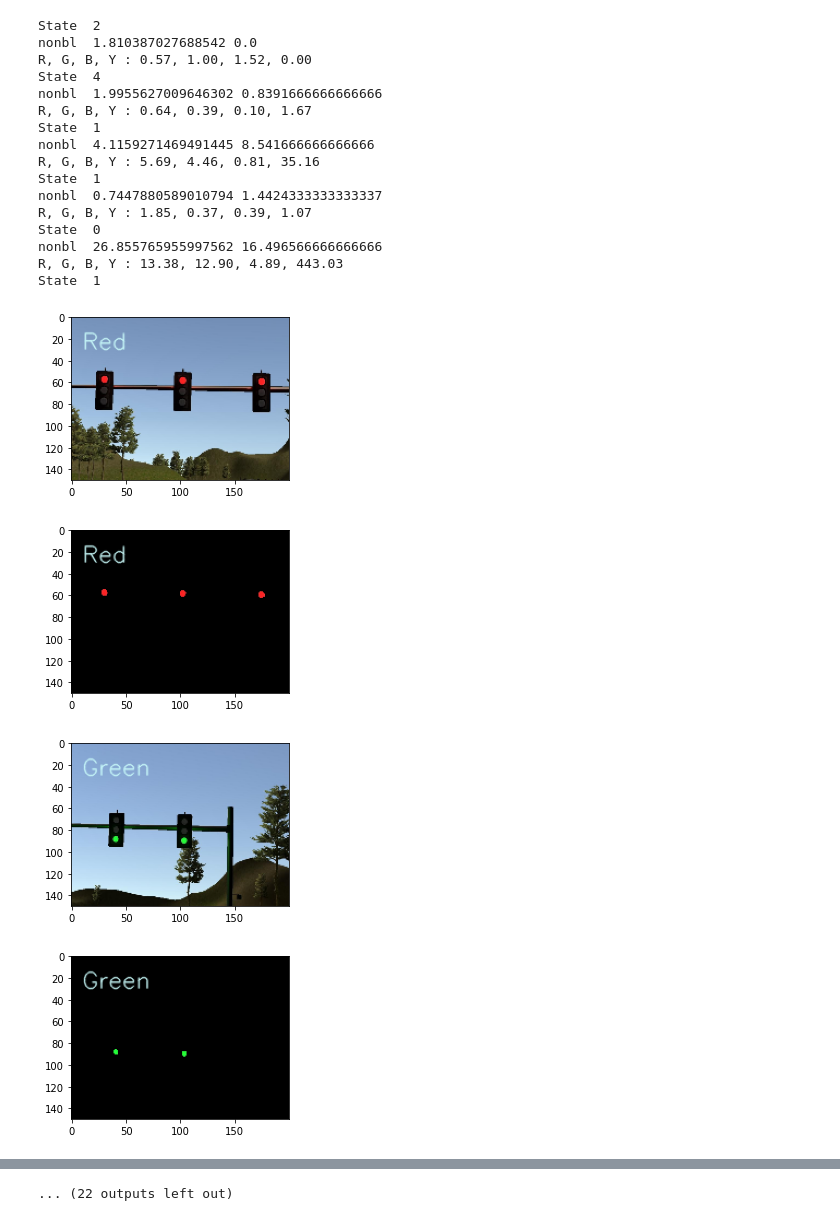
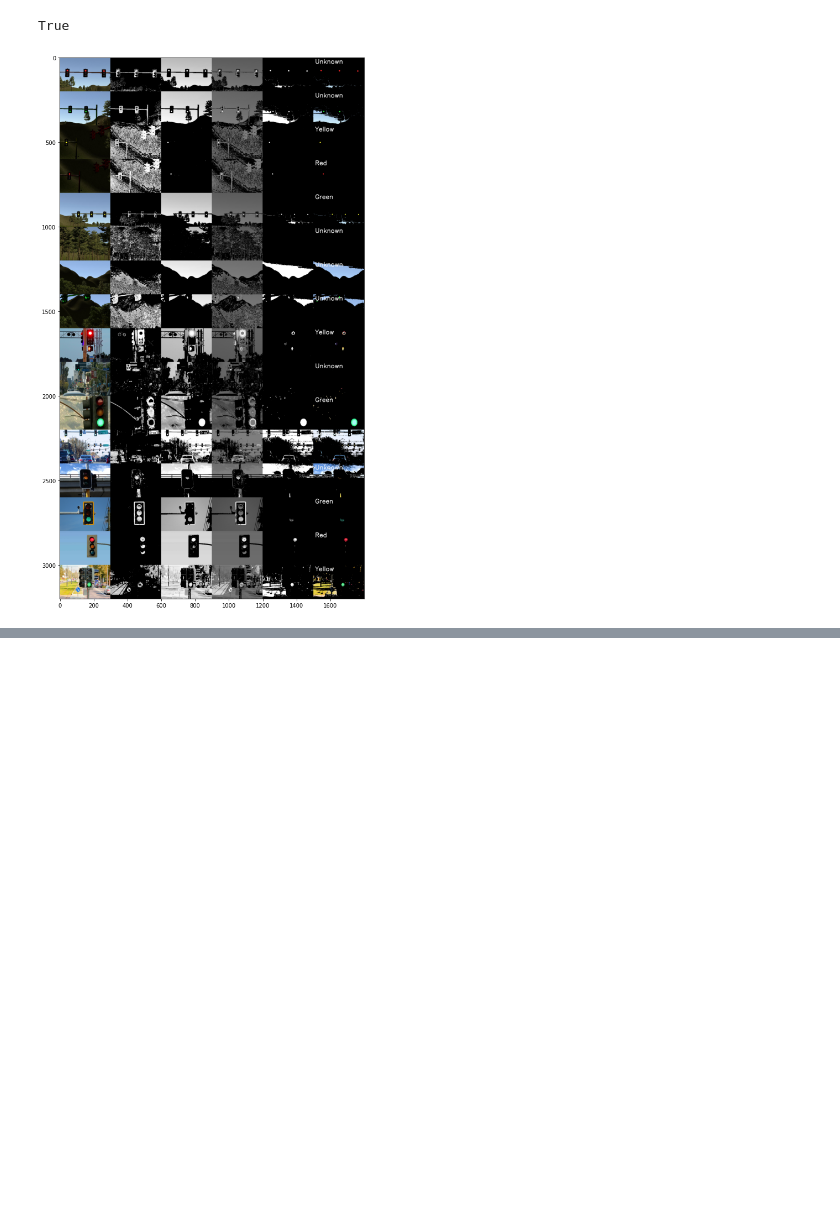
Before and after one commit to khaemn/CarND-Capstone, a Jupyter notebook: ros/src/tl_detector/light_classification/OpenCV_trafficlight.ipynb, the cells around one changed output, grey strips where cells are left out. Drawn from its saved outputs; the diff is of its cells as text; code cells hidden in the pictures; blank space fills up the shorter version.

```diff
--- a/ros/src/tl_detector/light_classification/OpenCV_trafficlight.ipynb
+++ b/ros/src/tl_detector/light_classification/OpenCV_trafficlight.ipynb
@@ -7,7 +7,7 @@ import matplotlib.pyplot as plt
 # %%
 # Matplotlib figure size to have large enough image plotting
 #FIGURE_SIZE = (12, 6)
-FIGURE_SIZE = (6, 3)
+FIGURE_SIZE = (12, 18)
 
 def plot_bgr(img):
     """ A helper for plotting a BGR image with matplotlib """
@@ -22,5 +22,8 @@ def plot_gray(gray):
 IMG_PATH = "/home/rattus/Free/Udacity/CarND-Capstone/imgs/traffic/samples"
 images = os.listdir(IMG_PATH)
 images.sort()
+# %%
+SAT_THR = 160
+VAL_THR = 135
 # %%
 def clamp_saturation(img):
@@ -56,22 +61,40 @@ def draw_state(image, state):
     states = ["Red", "Yellow", "Green", "Unknown", "Unknown"]
     state_str = states[state]
 
-    org = (10, 30)
-    fontScale = 0.7
-    color = (250, 250, 200)
-    thickness = 1
+    org = (10, 35)
+    fontScale = 1.2
+    color = (250, 250, 250)
+    thickness = 2
 
     result = cv2.putText(image, state_str, org, font,
                    fontScale, color, thickness, cv2.LINE_AA)
     return result
 # %%
+idx = 13
+illustrations = []
 for i in range(len(images)):
-    img = cv2.resize(cv2.imread(os.path.join(IMG_PATH, images[i])), (200,150))
+#for i in range(idx, idx+1):
+    img = cv2.resize(cv2.imread(os.path.join(IMG_PATH, images[i])), (300,200))
+
+    hsv = cv2.cvtColor(img, cv2.COLOR_BGR2HSV)
+    sat = hsv[:,:,1]
+    val = hsv[:,:,2]
+    sat[sat < SAT_THR] = 0
+    val[val < VAL_THR] = 0
     mask = clamp_saturation(img)
+    gray_parts = np.expand_dims(np.concatenate((sat, val, (sat//2)+(val//2), mask*255), axis=1),2)
+    gray_parts_as_bgr = np.concatenate((gray_parts,gray_parts,gray_parts), axis=2)
+
     lights_only = np.zeros(img.shape)
     lights_only = cv2.bitwise_and(img, img, mask=mask)
     state = detect_state(lights_only)
-    plot_bgr(draw_state(img, state))
-    plot_bgr(draw_state(lights_only, state))
-    print("State ", state)
+
+    all_stripe = np.concatenate(
+        (img, gray_parts_as_bgr, draw_state(lights_only, state)),
+        axis=1)
+    illustrations.append(all_stripe)
+
+illustrations = np.concatenate(np.array(illustrations), axis = 0)
+plot_bgr(illustrations)
+cv2.imwrite("illustrations.jpg", illustrations)
 # %% [output]
@@ -95,20 +118,2 @@ R, G, B, Y : 0.46, 2.12, 1.24, 0.08
-State  2
-nonbl  1.810387027688542 0.0
-R, G, B, Y : 0.57, 1.00, 1.52, 0.00
-State  4
-nonbl  1.9955627009646302 0.8391666666666666
-R, G, B, Y : 0.64, 0.39, 0.10, 1.67
-State  1
-nonbl  4.1159271469491445 8.541666666666666
-R, G, B, Y : 5.69, 4.46, 0.81, 35.16
-State  1
-nonbl  0.7447880589010794 1.4424333333333337
-R, G, B, Y : 1.85, 0.37, 0.39, 1.07
-State  0
-nonbl  26.855765955997562 16.496566666666666
-R, G, B, Y : 13.38, 12.90, 4.89, 443.03
-State  1
+True
-[figure, old version]
+[figure, new version]
-[figure, removed]
-[figure, removed]
-[figure, removed]
@@ -121 +119,0 @@ State  1
-... (22 outputs left out)
```
Also changed, not shown: parts of 3 cells of this notebook.
